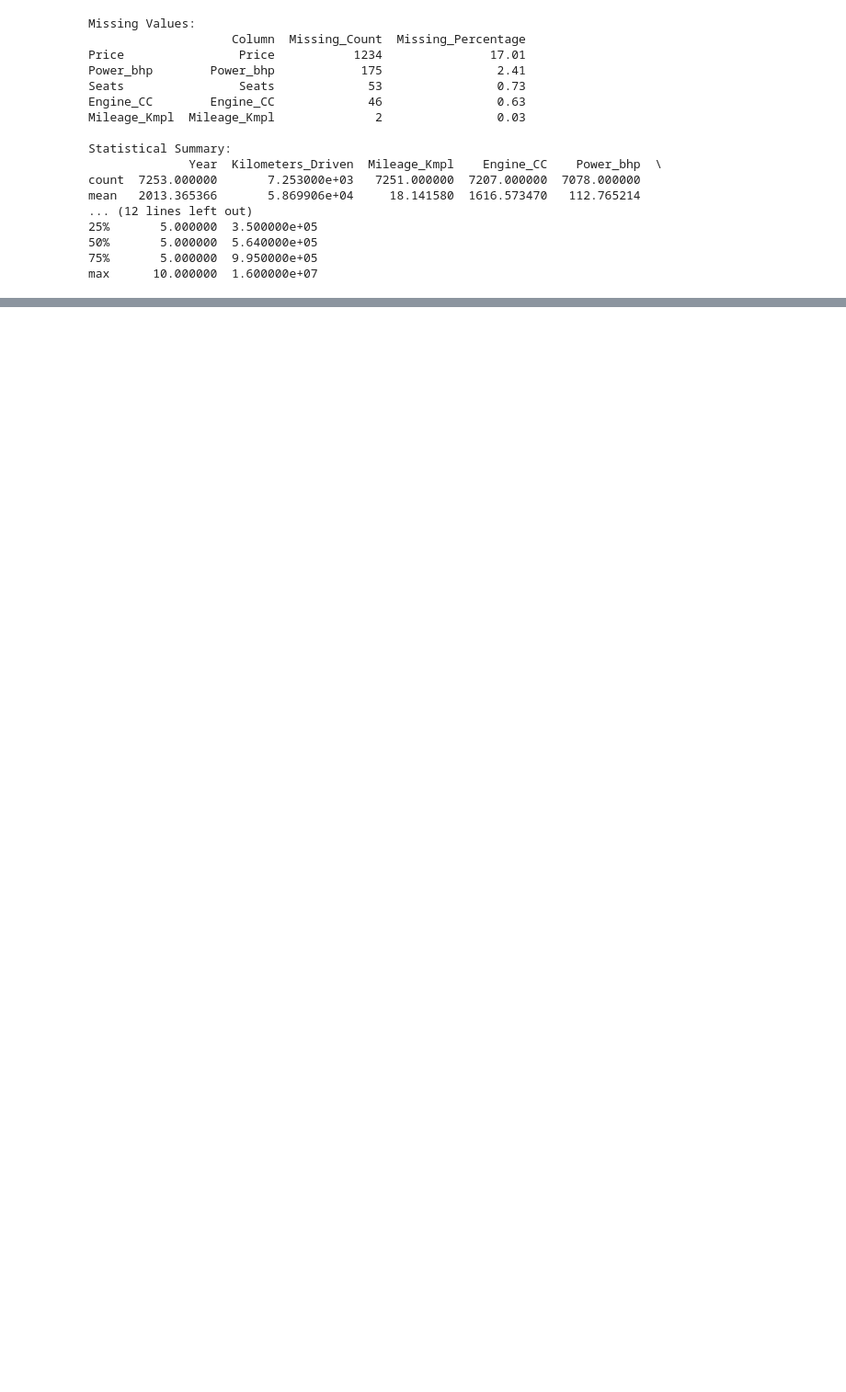
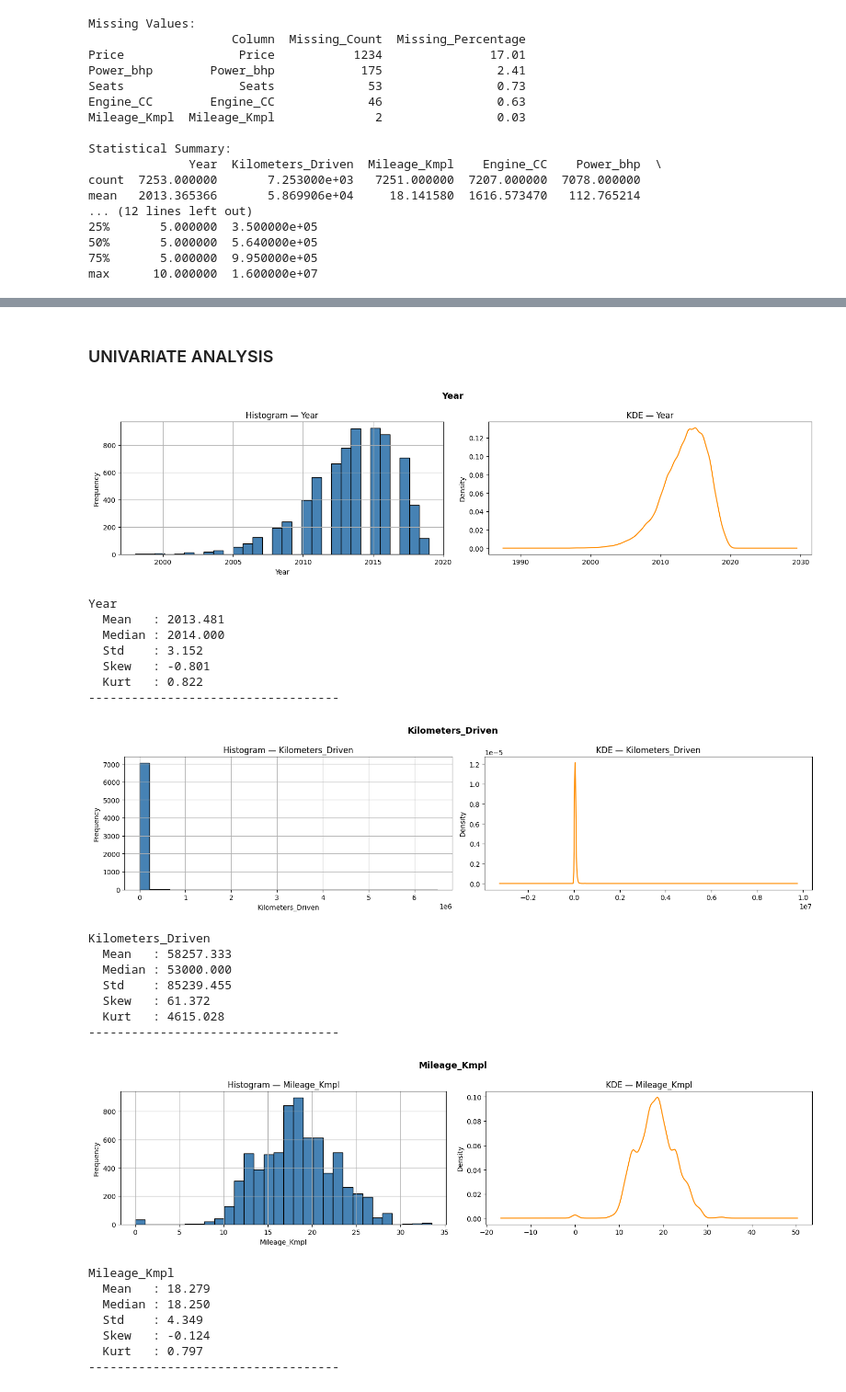
Before and after one commit to By-Yogesh/Used-Car-Price-Prediction, a Jupyter notebook: used_car_price_prediction.ipynb, the cells around one changed output, grey strips where cells are left out. Shown at 92% size. Saved outputs shown, nothing was run; the diff lists cells and outputs as text; code cells hidden in the pictures; blank space fills up the shorter version.

```diff
--- a/used_car_price_prediction.ipynb
+++ b/used_car_price_prediction.ipynb
@@ -163,0 +185,58 @@ plt.show()
+# %% [markdown]
+### UNIVARIATE ANALYSIS
+# %%
+# Numerical Columns Distribution Analysis
+for col in numeric_cols:
+    fig, axes = plt.subplots(1, 2, figsize=(15, 4))
+
+    # Histogram
+    ucd[col].hist(ax=axes[0], bins=30, color='steelblue', edgecolor='black')
+    axes[0].set_title(f'Histogram — {col}')
+    axes[0].set_xlabel(col)
+    axes[0].set_ylabel('Frequency')
+
+    # KDE
+    ucd[col].dropna().plot(kind='kde', ax=axes[1], color='darkorange')
+    axes[1].set_title(f'KDE — {col}')
+    axes[0].set_xlabel(col)
+    axes[0].set_ylabel('Frequency')
+
+
+    plt.suptitle(col, fontsize=13, fontweight='bold')
+    plt.tight_layout()
+    plt.show()
+
+
+    # Stats
+    print(f"\n{col}")
+    print(f"  Mean   : {ucd[col].mean():.3f}")
+    print(f"  Median : {ucd[col].median():.3f}")
+    print(f"  Std    : {ucd[col].std():.3f}")
+    print(f"  Skew   : {ucd[col].skew():.3f}")
+    print(f"  Kurt   : {ucd[col].kurt():.3f}")
+    print("-" * 35)
+# %% [output]
+[figure, added]
+Year
+  Mean   : 2013.481
+  Median : 2014.000
+  Std    : 3.152
+  Skew   : -0.801
+  Kurt   : 0.822
+-----------------------------------
+[figure, added]
+Kilometers_Driven
+  Mean   : 58257.333
+  Median : 53000.000
+  Std    : 85239.455
+  Skew   : 61.372
+  Kurt   : 4615.028
+-----------------------------------
+[figure, added]
+Mileage_Kmpl
+  Mean   : 18.279
+  Median : 18.250
+  Std    : 4.349
+  Skew   : -0.124
+  Kurt   : 0.797
+-----------------------------------
```
Also changed, not shown: parts of 15 cells of this notebook.
